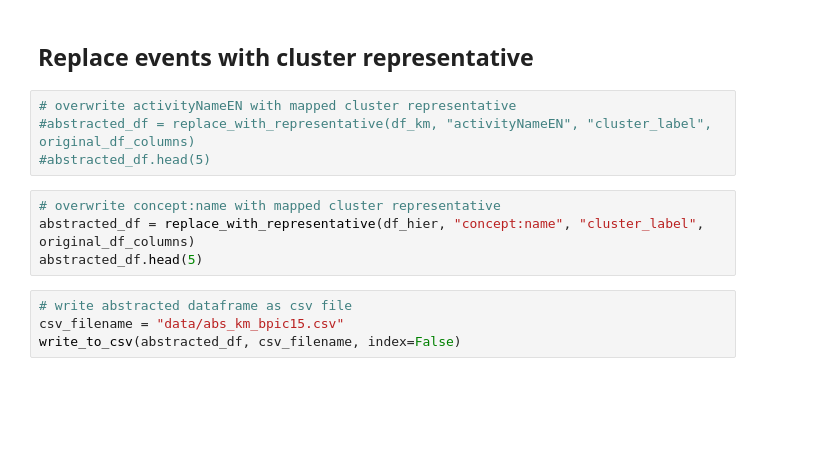
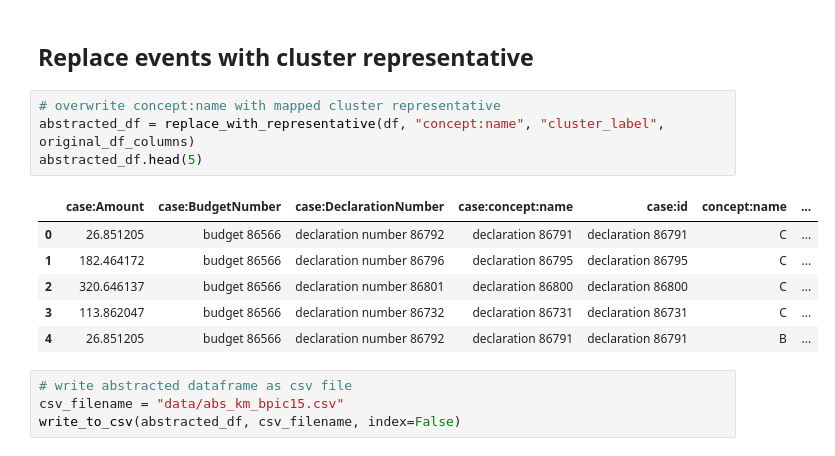
Before and after one commit to Lariiii/context-based-abstraction, a Jupyter notebook: approach_evaluation.ipynb, the cells around one changed output. Cells and saved outputs as stored; diff of their text form; blank space fills up the shorter version.

```diff
--- a/approach_evaluation.ipynb
+++ b/approach_evaluation.ipynb
@@ -95,13 +179,16 @@ eval_manually
 # %% [markdown]
 ## Replace events with cluster representative
 # %%
-# overwrite activityNameEN with mapped cluster representative
-#abstracted_df = replace_with_representative(df_km, "activityNameEN", "cluster_label", original_df_columns)
-#abstracted_df.head(5)
+# overwrite concept:name with mapped cluster representative
+abstracted_df = replace_with_representative(df, "concept:name", "cluster_label", original_df_columns)
+abstracted_df.head(5)
+# %% [output]
+|  | case:Amount | case:BudgetNumber | case:DeclarationNumber | case:concept:name | case:id | concept:name | ... |
+| 0 | 26.851205 | budget 86566 | declaration number 86792 | declaration 86791 | declaration 86791 | C | ... |
+| 1 | 182.464172 | budget 86566 | declaration number 86796 | declaration 86795 | declaration 86795 | C | ... |
+| 2 | 320.646137 | budget 86566 | declaration number 86801 | declaration 86800 | declaration 86800 | C | ... |
+| 3 | 113.862047 | budget 86566 | declaration number 86732 | declaration 86731 | declaration 86731 | C | ... |
+| 4 | 26.851205 | budget 86566 | declaration number 86792 | declaration 86791 | declaration 86791 | B | ... |
-# %%
-# overwrite concept:name with mapped cluster representative
-abstracted_df = replace_with_representative(df_hier, "concept:name", "cluster_label", original_df_columns)
-abstracted_df.head(5)
 # %%
 # write abstracted dataframe as csv file
 csv_filename = "data/abs_km_bpic15.csv"
```
Also changed, not shown: parts of 18 cells of this notebook, 1 other file.
